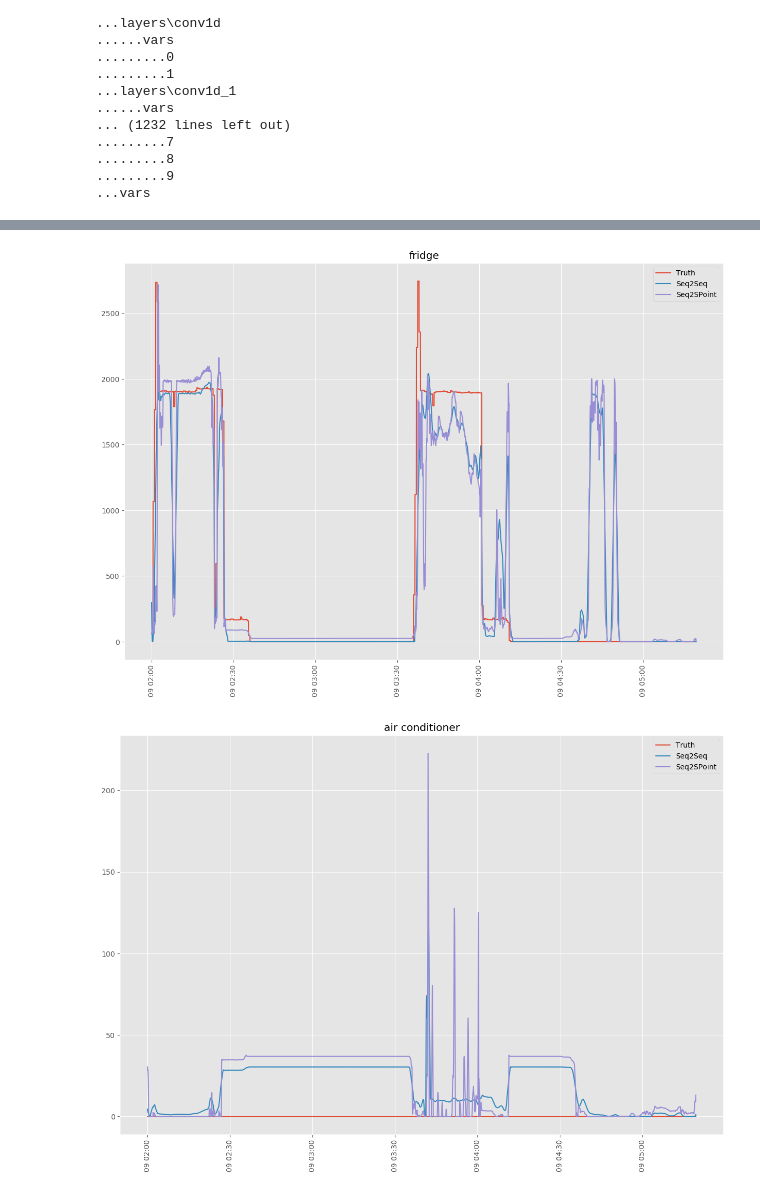
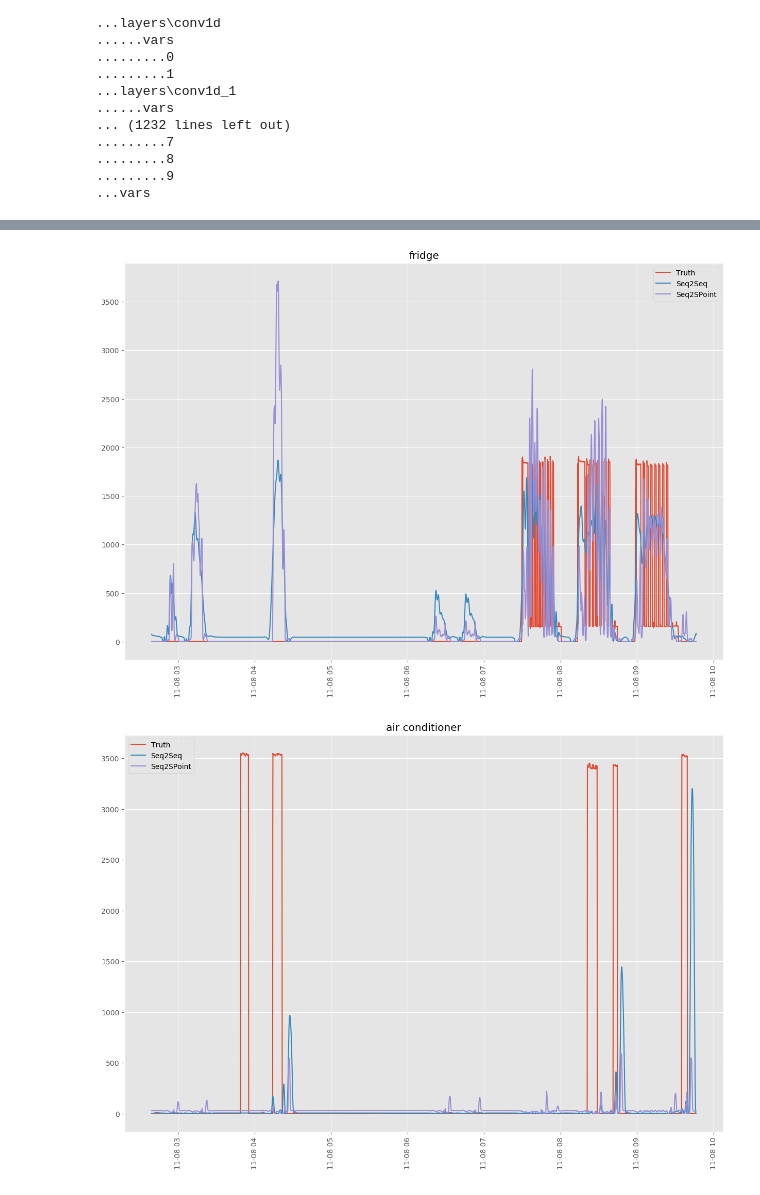
Before and after one commit to zlee0057/FIT3162_MCS6_NILM, a Jupyter notebook: using_imported_models.ipynb, the cells around one changed output, grey strips where cells are left out. Drawn from its saved outputs; the diff is of its cells as text; code cells hidden in the pictures.

```diff
--- a/using_imported_models.ipynb
+++ b/using_imported_models.ipynb
@@ -70,6 +88,6 @@ plot_result(model)
 # %%
 test_params = {
-    'path': 'data/mimos_1_sec.h5',
+    'path': 'data/mimos_6_sec.h5',
     'buildings': {
         # 1: {
         #     'start_time': '2022-09-27',
@@ -124,2 +142,2 @@ oven                              0.770315    0.778441
-[figure, old version]
+[figure, new version]
-[figure, old version]
+[figure, new version]
```
Also changed, not shown: parts of 4 cells of this notebook, 3 other files.
